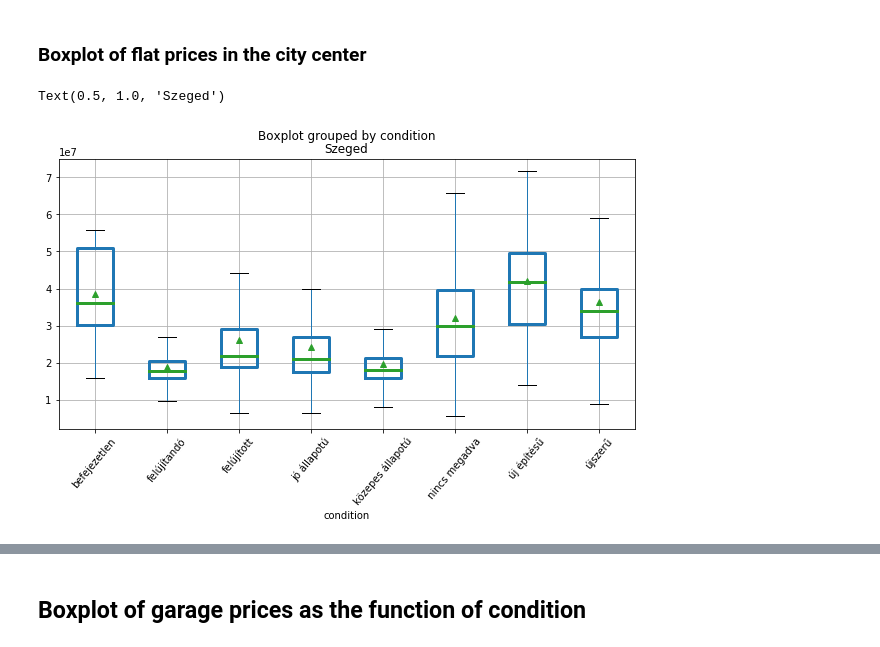
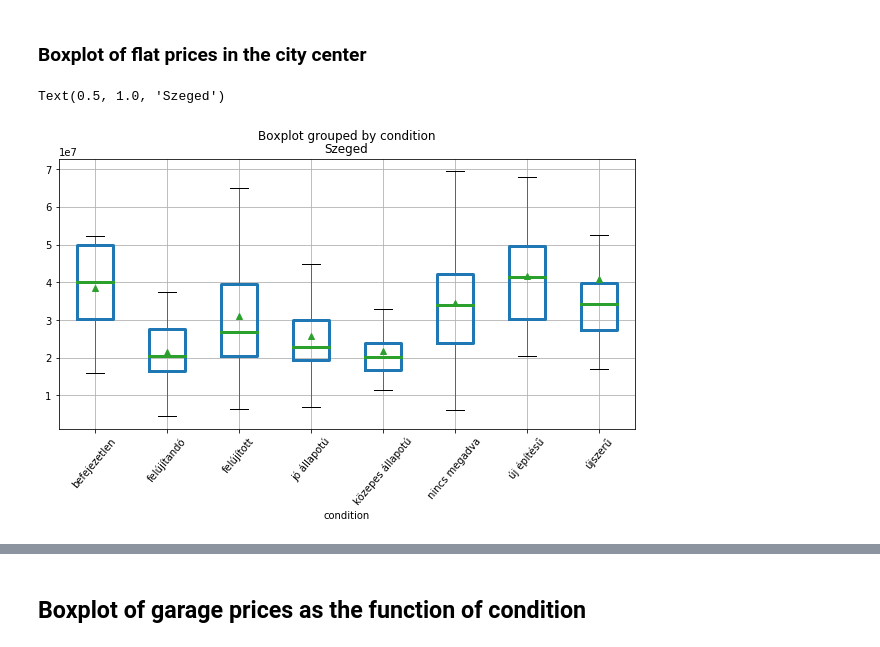
Before and after one commit to diveki/Property-finder, a Jupyter notebook: Summary_for_flats_template.ipynb, the cells around one changed output, grey strips where cells are left out. Cells and saved outputs as stored; diff of their text form; code cells hidden in the pictures.

```diff
--- a/Summary_for_flats_template.ipynb
+++ b/Summary_for_flats_template.ipynb
@@ -125,14 +125,14 @@ def plot_boxes(df, ax, target='price', prop_type='House', city='Szeged', by='con
     red_square = dict(markerfacecolor='r', marker='s')
     boxprops = dict(linestyle='-', linewidth=3, color=color)
     medianprops = dict(linestyle='-', linewidth=3, color='r')
-    if cond == None:
+    if cond is None:
         df[(df['type']==prop_type) & (df['city']==city)].boxplot(by=by, column=target, rot=50,
                             medianprops=medianprops, ax=ax, flierprops=red_square,
                             showfliers=False, showmeans=True, boxprops=boxprops)
     else:
         df[(df['type']==prop_type) & (df['city']==city) & cond].boxplot(by=by, column=target,
                             medianprops=medianprops, rot=50, ax=ax, flierprops=red_square,
-                            showfliers=True, showmeans=True, boxprops=boxprops)
+                            showfliers=False, showmeans=True, boxprops=boxprops)
 # %% [markdown]
 ## Boxplot of house prices as the function of condition
 # %%
@@ -158,9 +158,9 @@ Text(0.5, 1.0, 'Szeged')
 # %%
 fig, axes = plt.subplots(1, figsize=(10,5))
 city='Szeged'
 cond=df['description'].apply(lambda x: 'belváros' in x)
-plot_boxes(df, ax=axes, target='price', prop_type='Flat', city=city, by='condition')
+plot_boxes(df, ax=axes, target='price', prop_type='Flat', city=city, by='condition', cond=cond)
 axes.set_title(city)
 # %% [output]
 Text(0.5, 1.0, 'Szeged')
-[figure, old version]
+[figure, new version]
```
Also changed, not shown: parts of 2 cells of this notebook, 1 other file.
